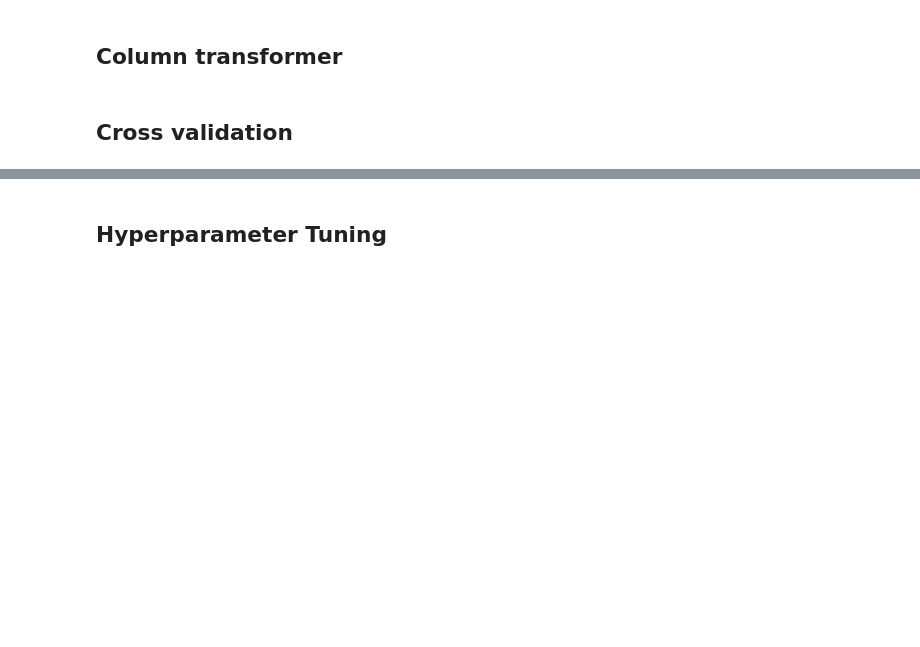
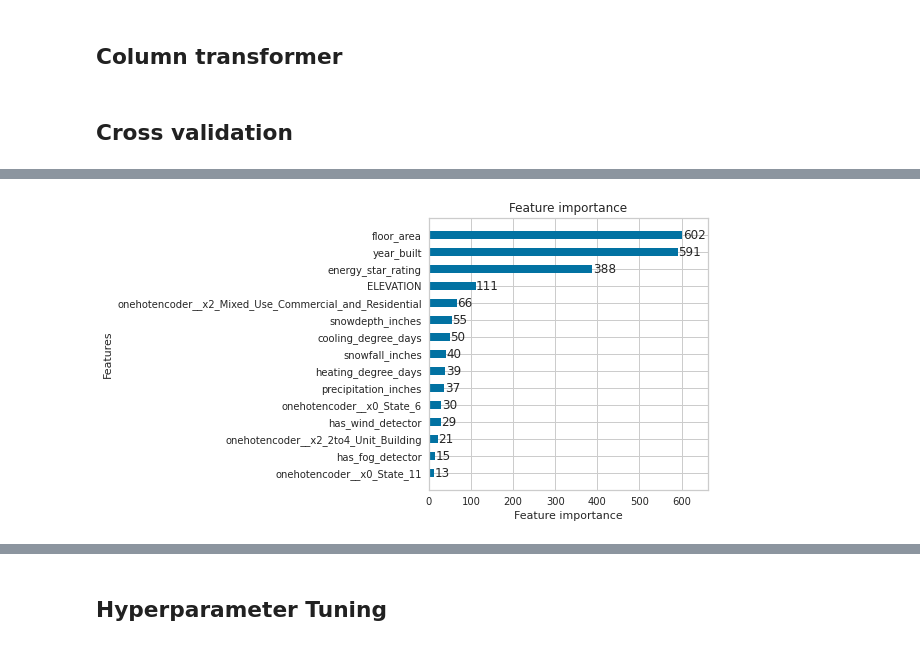
Before and after one commit to VenusianGirl/wids-datathon-2022, a Jupyter notebook: wids-datathon-2022.ipynb, the cells around one changed output, grey strips where cells are left out. Drawn from its saved outputs; the diff is of its cells as text; code cells hidden in the pictures; blank space fills up the shorter version.

```diff
--- a/wids-datathon-2022.ipynb
+++ b/wids-datathon-2022.ipynb
@@ -386,11 +427,11 @@ train_eng_dfs = split_data(train_df_eng, "cluster_label", "cluster")
 # %%
-X_trains, y_trains = create_X_y(train_eng_dfs, TARGET)
-X_tests = split_data(test_df_eng, "cluster_label", "cluster")
+X_trains, y_trains, groups = create_X_y(train_dfs_eng, TARGET, "Year_Factor")
+X_tests = test_dfs_eng.copy()
 # %% [markdown]
 ## Column transformer
 # %%
 cat = [
-    'building_class', 'facility_type'
+    'State_Factor', 'building_class', 'facility_type'
 ]
 
 num = [
@@ -404,7 +445,7 @@ passthrough = [
 ]
 
 drop = [
-    'Year_Factor', 'State_Factor', 'january_min_temp', 'january_avg_temp', 'january_max_temp',
+    'Year_Factor', 'january_min_temp', 'january_avg_temp', 'january_max_temp',
     'february_min_temp', 'february_avg_temp', 'february_max_temp',
     'march_min_temp', 'march_avg_temp', 'march_max_temp', 'april_min_temp',
     'april_avg_temp', 'april_max_temp', 'may_min_temp', 'may_avg_temp',
@@ -418,7 +459,7 @@ drop = [
     'days_below_10F', 'days_below_0F', 'days_above_80F', 'days_above_90F',
     'days_above_100F', 'days_above_110F', 'direction_max_wind_speed',
     'direction_peak_wind_speed', 'max_wind_speed', 'days_with_fog',
-    'id', 'cluster_label'
+    'id', #'cluster_label'
 ]
 # %%
 ct = make_column_transformer(
@@ -463,0 +554,17 @@ scores
+# %%
+def logo_cv_lgb_all(
+    model, X_trains, y_trains, groups, ct, early_stopping_rounds, return_models=True
+):
+    """Perform logo cv with LGBM for multiple datasets"""
+    results = {}
+    models = {}
+
+    for (n1, X), (n2, y), (n3, group) in zip(
+        X_trains.items(), y_trains.items(), groups.items()
+    ):
+        assert n1 == n2 == n3
+        results[n1], models[n1] = logo_cv_lgb(
+            model, X, y, group, ct, early_stopping_rounds, return_models
+        )
+
+    return results, models
@@ -463,0 +581,3 @@ scores
+# %%
+model = lgb.LGBMRegressor(force_row_wise=True)
+results, models = logo_cv_lgb_all(model, X_trains, y_trains, groups, ct, 5)
@@ -463,0 +602,4 @@ scores
+# %%
+lgb.plot_importance(models["residential"][4], figsize=(5, 5), height=0.5, max_num_features=15);
+# %% [output]
+[figure, added]
```
Also changed, not shown: parts of 54 cells of this notebook.
